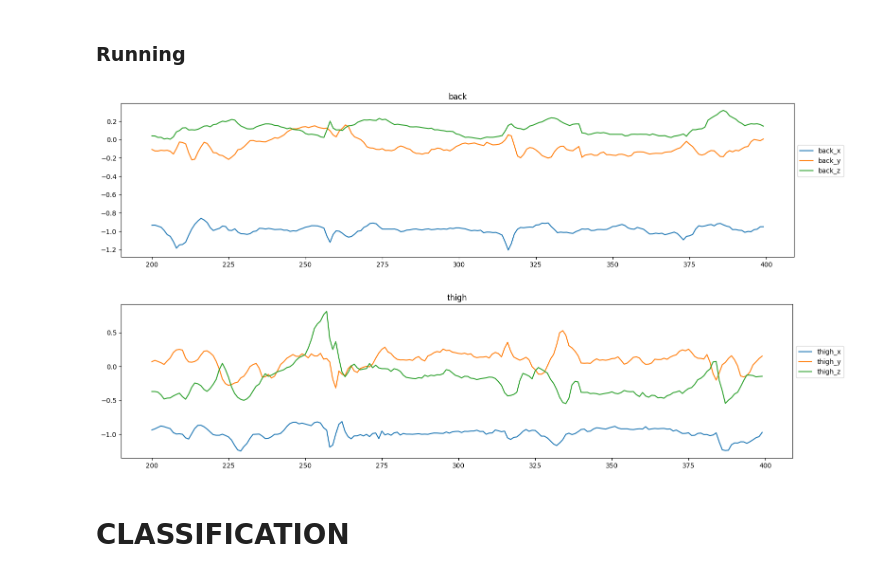
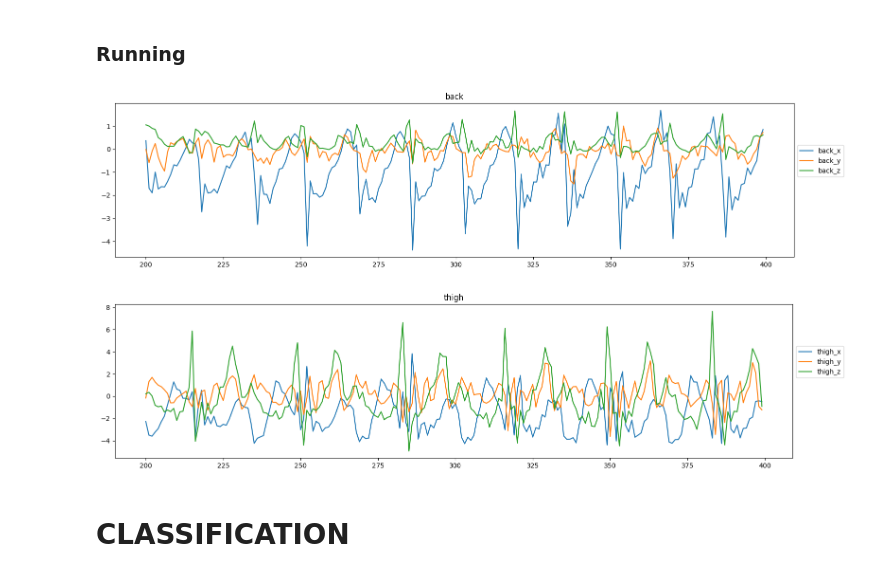
Before and after one commit to ELEFTHERIOSAMITSIS/data_mining, a Jupyter notebook: organize.ipynb, the cells around one changed output. Cells and saved outputs as stored; diff of their text form; code cells hidden in the pictures.

```diff
--- a/organize.ipynb
+++ b/organize.ipynb
@@ -107,10 +104,10 @@ plot_activity(1,zdata,200)
 # %% [markdown]
 ### Running
 # %%
-plot_activity(1,data,200)
+plot_activity(2,data,200)
 # %% [output]
-[figure, old version]
+[figure, new version]
-[figure, old version]
+[figure, new version]
 # %% [markdown]
 # CLASSIFICATION
 # %% [markdown]
```
Also changed, not shown: parts of 20 cells of this notebook, 4 other files.
